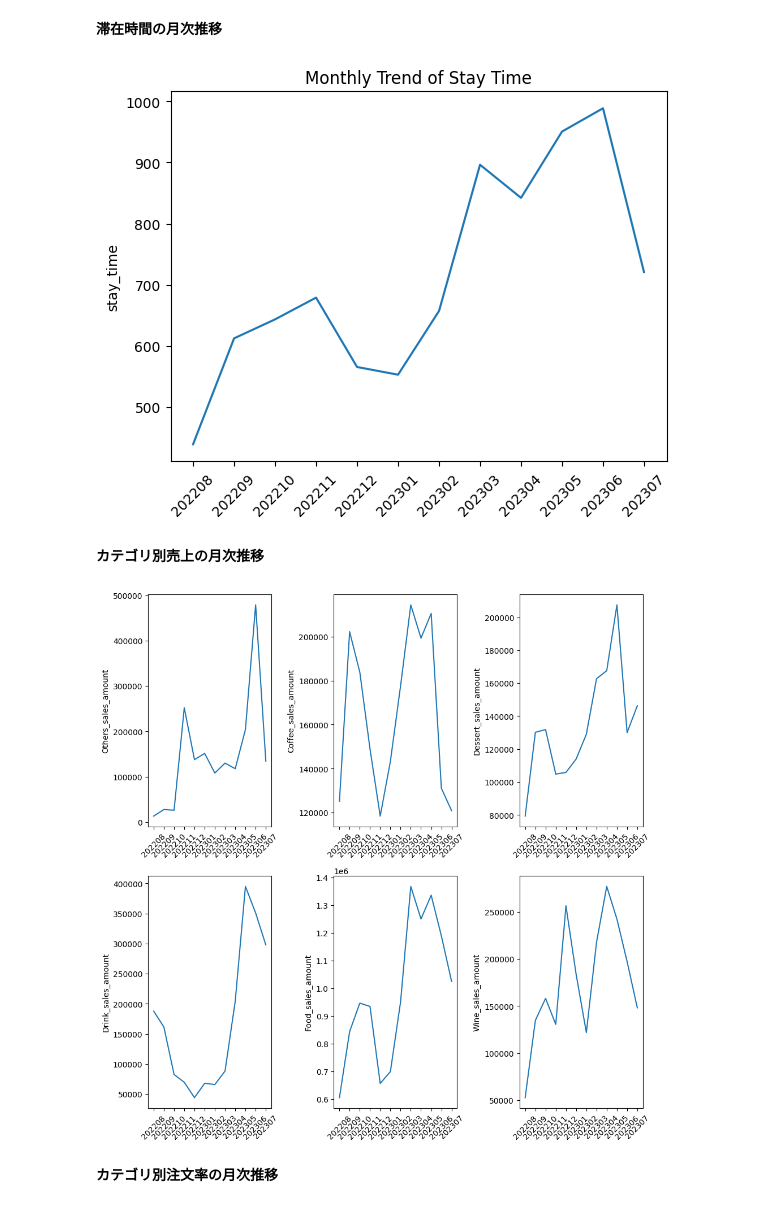
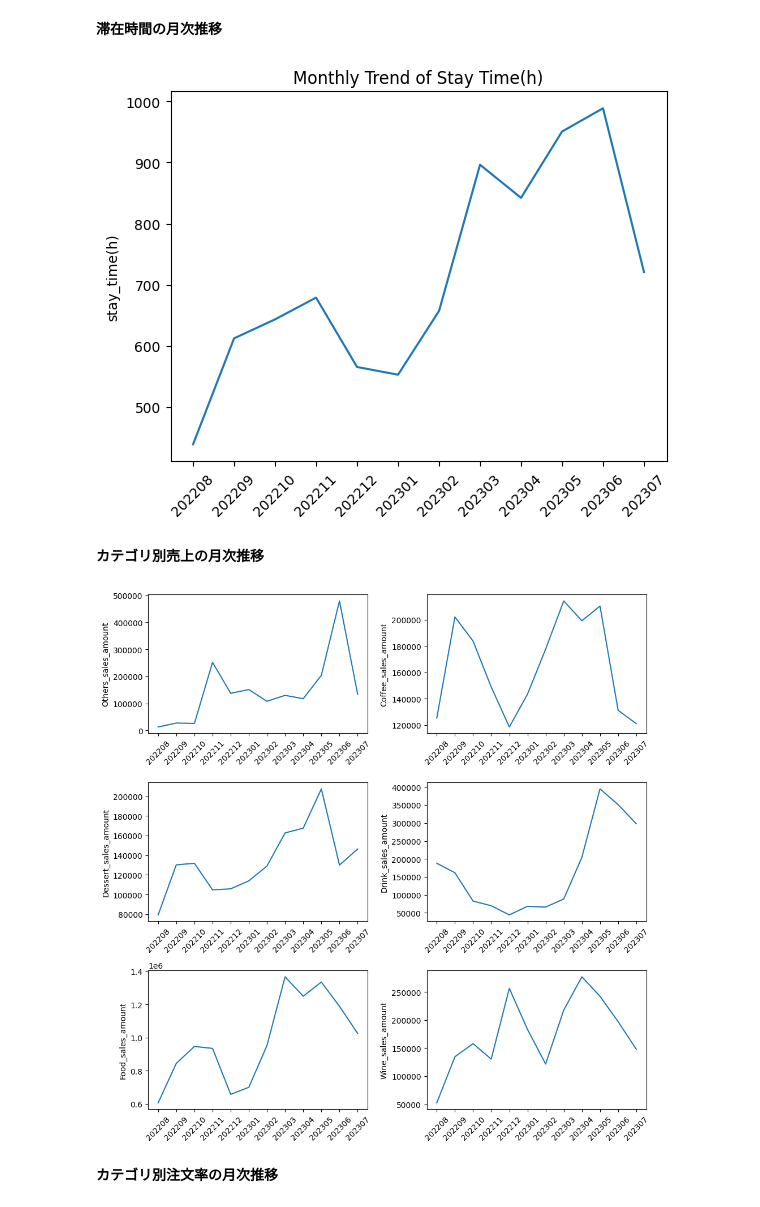
Before and after one commit to YoshiakiAsahara/for-intern, a Jupyter notebook: phase1.ipynb, the cells around one changed output. Cells and saved outputs as stored; diff of their text form; code cells hidden in the pictures.

```diff
--- a/phase1.ipynb
+++ b/phase1.ipynb
@@ -427,29 +427,29 @@ plt.title('Monthly Trend of Repeat Rate');
 sns.lineplot(x='月',y='滞在時間',data=month_all_df)
 plt.xticks(rotation=45)
 plt.xlabel('')
-plt.ylabel('stay_time')
-plt.title('Monthly Trend of Stay Time');
+plt.ylabel('stay_time(h)')
+plt.title('Monthly Trend of Stay Time(h)');
 # %% [output]
-[figure, old version]
+[figure, new version]
 # %% [markdown]
 **カテゴリ別売上の月次推移**
 # %%
-fig, axs = plt.subplots(2, 3, figsize=(10, 10))
+fig, axs = plt.subplots(3, 2, figsize=(10, 10))
 categories = ['Others', 'Coffee', 'Dessert', 'Drink', 'Food', 'Wine']
 english_labels = ['Others', 'Coffee', 'Dessert', 'Drink', 'Food', 'Wine']
 #インデックスとカテゴリを取り出す
 for i, category in enumerate(categories):
-    row = i // 3
-    col = i % 3
+    row = i // 2
+    col = i % 2
     sns.lineplot(x='月', y=category, data=month_category_sales_df.loc[category].reset_index(), ax=axs[row, col])
     axs[row, col].set_xlabel('')
     axs[row, col].set_ylabel(english_labels[i] + '_sales_amount')
     axs[row, col].set_xticks(axs[row, col].get_xticks())
     axs[row, col].set_xticklabels(axs[row, col].get_xticklabels(), rotation=45)
 plt.tight_layout()
 plt.show()
 # %% [output]
-[figure, old version]
+[figure, new version]
 # %% [markdown]
 **カテゴリ別注文率の月次推移**
 # %%
```
Also changed, not shown: parts of 6 cells of this notebook.
